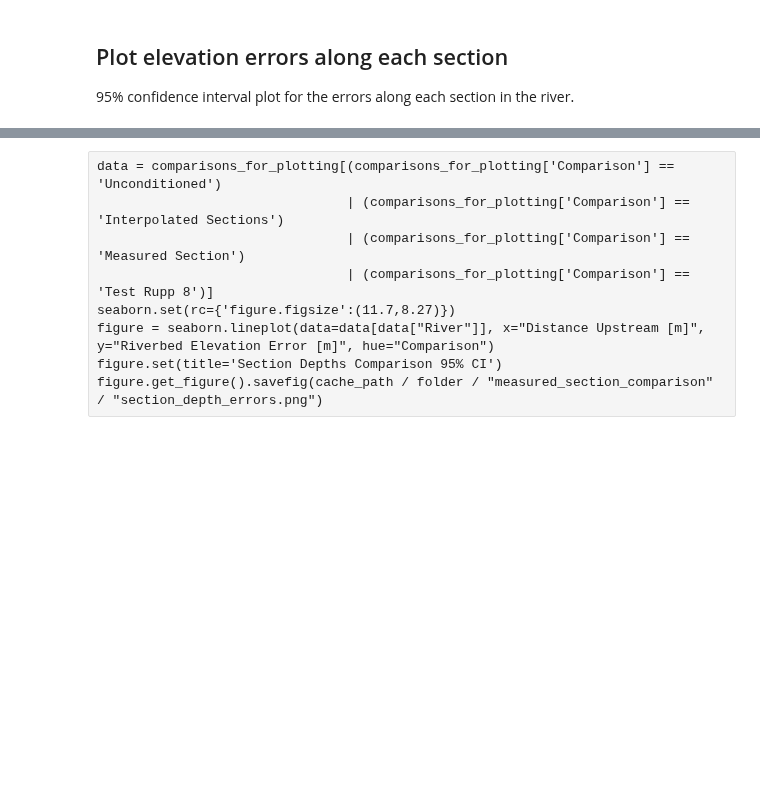
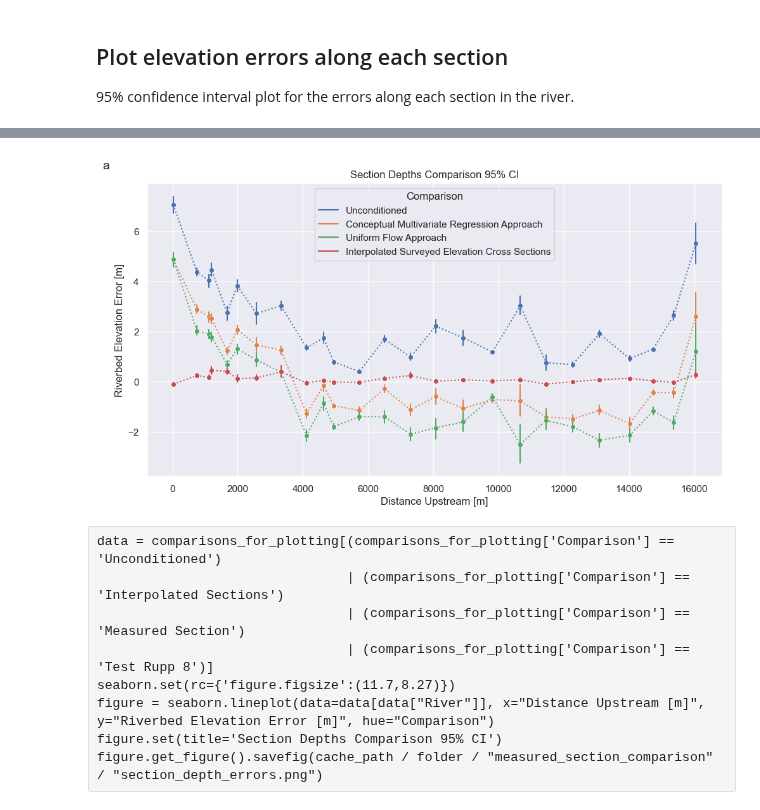
Before and after one commit to rosepearson/Hydrologic-DEMs-scripts, a Jupyter notebook: jupyter_notebooks/river_bathymetry/paper/westport.ipynb, the cells around one changed output, grey strips where cells are left out. Saved outputs shown, nothing was run; the diff lists cells and outputs as text; code cells hidden in the pictures; blank space fills up the shorter version.

```diff
--- a/jupyter_notebooks/river_bathymetry/paper/westport.ipynb
+++ b/jupyter_notebooks/river_bathymetry/paper/westport.ipynb
@@ -14,3 +14,8 @@ import matplotlib.pyplot
 from IPython.display import display, HTML
 
 display(HTML("<style>.container { width:100% !important; }</style>"))
+# %%
+cache_path = pathlib.Path(r"C:\Local\data\catchments\Westport\caches\NZ20_Westport")
+folder = "paper"
+r=rioxarray.rioxarray.open_rasterio(cache_path / folder / "geofabric_8m_measured_river_fan_edited.nc", masked=True).squeeze("band", drop=True)
+p = geopandas.read_file(r"C:\Local\data\catchments\Westport\catchments\paper_mouth_image.geojson")
@@ -34,8 +43,8 @@ cache_path = pathlib.Path(r"C:\Local\data\catchments\Westport\caches\NZ20_Westpo
 folder = "paper"
 dems = {}
 dems["Unconditioned"] = rioxarray.rioxarray.open_rasterio(cache_path / folder  / "geofabric_8m_unconditioned.nc", masked=True).squeeze("band", drop=True)
-dems["Conceptual Multivariate Regression Approach"] = rioxarray.rioxarray.open_rasterio(cache_path / folder  / "geofabric_8m_rupp_and_smart.nc", masked=True).squeeze("band", drop=True)
-dems["Uniform Flow Approach"] = rioxarray.rioxarray.open_rasterio(cache_path / folder  / "geofabric_8m_neal_et_al.nc", masked=True).squeeze("band", drop=True)
+dems["Conceptual Multivariate Regression Approach"] = rioxarray.rioxarray.open_rasterio(cache_path / folder  / "geofabric_8m_rupp_and_smart_smooth.nc", masked=True).squeeze("band", drop=True)
+dems["Uniform Flow Approach"] = rioxarray.rioxarray.open_rasterio(cache_path / folder  / "geofabric_8m_neal_et_al_smooth.nc", masked=True).squeeze("band", drop=True)
 dems["Interpolated Surveyed Elevation Cross Sections"] = rioxarray.rioxarray.open_rasterio(cache_path / folder / "geofabric_8m_measured_river.nc", masked=True).squeeze("band", drop=True)
 #dems["Test Rupp 1"] = rioxarray.rioxarray.open_rasterio(cache_path / "test" / "dem_8m_rupp_wide_1_area_change.nc", masked=True).squeeze("band", drop=True)
 #dems["Test Rupp 2"] = rioxarray.rioxarray.open_rasterio(cache_path / "test" / "dem_8m_rupp_wide_2_variable_thresh.nc", masked=True).squeeze("band", drop=True)
@@ -186,10 +217,13 @@ comparisons_for_plotting=comparisons_sampled.drop(
 comparisons_for_plotting.to_json(cache_path / folder / "measured_section_comparison" / "comparison_for_plotting.json")
 # %%
 seaborn.set(rc={'figure.figsize':(11.7,6)})
-figure = seaborn.lineplot(data=comparisons_for_plotting[comparisons_for_plotting["River"]], x="Distance Upstream [m]", y="Riverbed Elevation Error [m]", hue="Comparison")
+figure = seaborn.lineplot(data=comparisons_for_plotting[comparisons_for_plotting["River"]], x="Distance Upstream [m]", y="Riverbed Elevation Error [m]", hue="Comparison",
+                          marker='o', linestyle=':', err_style='bars')
 figure.set(title='Section Depths Comparison 95% CI')
 figure.text(-2150, 8.5, "a", fontsize=14)
 figure.get_figure().savefig(cache_path / folder / "measured_section_comparison" / "section_depth_errors.png")
+# %% [output]
+[figure, added]
 # %% [raw]
 data = comparisons_for_plotting[(comparisons_for_plotting['Comparison'] == 'Unconditioned')
                                 | (comparisons_for_plotting['Comparison'] == 'Interpolated Sections')
```
Also changed, not shown: parts of 6 cells of this notebook, 3 other files.
